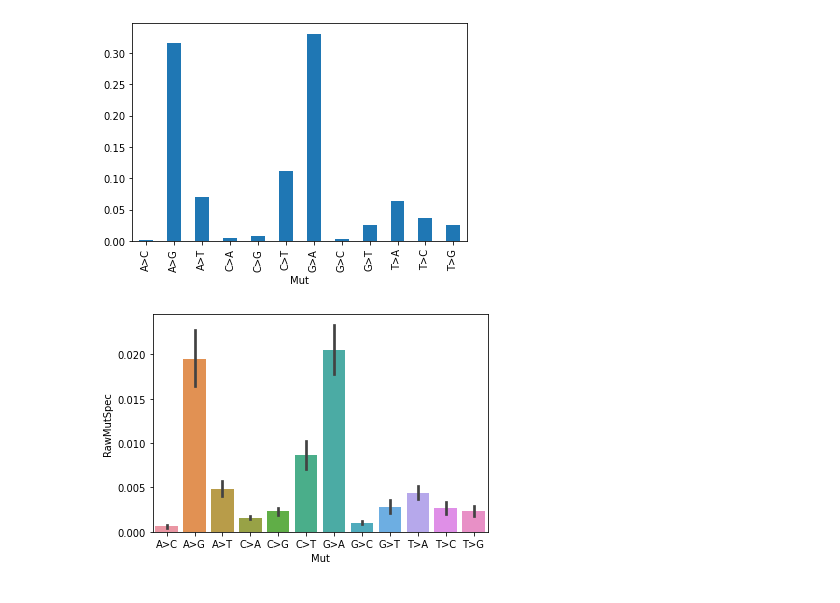
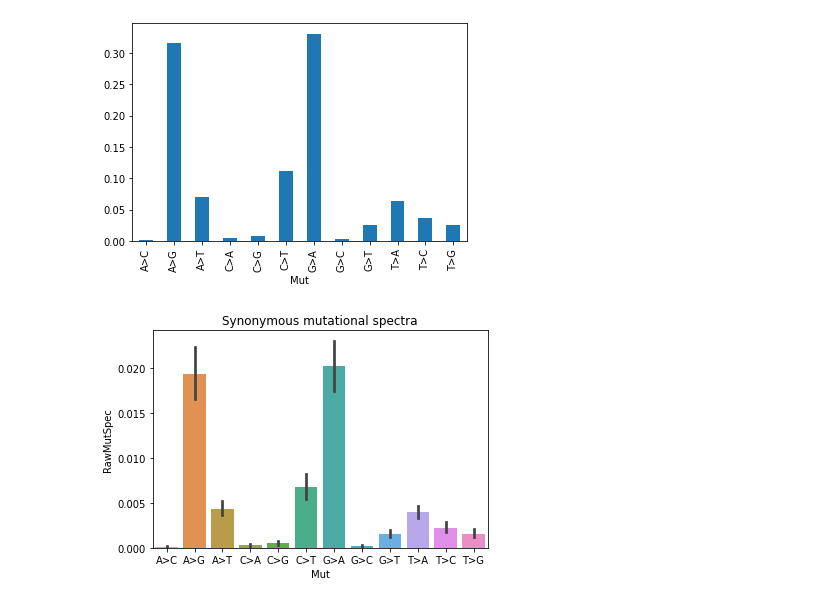
Before and after one commit to kpotoh/birds, a Jupyter notebook: nb/mut_extraction.ipynb, the cells around one changed output. Saved outputs shown, nothing was run; the diff lists cells and outputs as text; code cells hidden in the pictures.

Commit message:
error in leaves genomes parsing

```diff
--- a/nb/mut_extraction.ipynb
+++ b/nb/mut_extraction.ipynb
@@ -26,8 +35,12 @@ tree = tree = PhyloTree(path_to_tree, format=1)
 # print(tree.get_ascii())
 tree.show()
 # %%
-anc = pd.read_csv(path_to_states, "\t", comment='#',)
+anc = pd.read_csv(path_to_states, sep="\t", comment='#',)
 print(anc.shape)
-anc.head()
+
+leaves = pd.read_csv(path_to_leaves, sep="\t")
+print(leaves.shape)
+
+pd.concat([anc.head(), leaves.head()])
 # %% [output]
 (1423266, 8)
@@ -203,7 +289,18 @@ def extract_mutations(g1: Iterable, g2: Iterable, nodename1: str, nodename2: str
             }
             mutations.append(sbs)
     return mutations
+# %%
+node2genome = dict()
+gr = anc2.groupby("Node")
+for node in anc2.Node.unique():
+    node2genome[node] = gr.get_group(node).State
 # %%
+possible_sbs = {
+    'A>C', 'A>G', 'A>T',
+    'C>A', 'C>G', 'C>T',
+    'G>A', 'G>C', 'G>T',
+    'T>A', 'T>C', 'T>G'
+}
 nodes = set(anc.Node)
 discovered_nodes = set()
 Q = Queue()
@@ -228,9 +325,11 @@ while not Q.empty():
 
         # BOTTLENECK - TODO reblace by dct
         ##############################
-        parent_genome = anc2[anc2.Node == parent_node.name].State
-        child_genome = anc2[anc2.Node == cur_node.name].State
+        # parent_genome = anc2[anc2.Node == parent_node.name].State
+        # child_genome = anc2[anc2.Node == cur_node.name].State
         ###############################
+        parent_genome = node2genome[parent_node.name]
+        child_genome = node2genome[cur_node.name]
 
         _mut_lst = extract_mutations(
             parent_genome.values,
@@ -245,6 +344,12 @@ while not Q.empty():
 
         mutspec = mut[mut.Label > 0].Mut.value_counts().reset_index()
         mutspec.columns = ["Mut", "ObsFr"]
+
+        nd = []
+        for unobserved_sbs in possible_sbs.difference(mutspec.Mut.values):
+            nd.append({"Mut": unobserved_sbs, "ObsFr": 0})
+        mutspec = pd.concat([mutspec, pd.DataFrame(nd)], ignore_index=True)
+
         mutspec["RefNuc"] = mutspec.Mut.str.get(0)
         mutspec["AltNuc"] = mutspec.Mut.str.get(2)
         mutspec["Divisor"] = mutspec.RefNuc.map(nucl_freqs)
@@ -254,6 +359,7 @@ while not Q.empty():
         mutspec["AltNode"] = cur_node.name
 
         edge_mutspec.append(mutspec)
+        # break
 
 mutations = pd.concat(mutations)
 edge_mutspec = pd.concat(edge_mutspec)
@@ -299,5 +421,6 @@ common_mutspec.MutSpec.plot.bar()
 [figure]
 # %%
 sns.barplot(x="Mut", y="RawMutSpec", data=edge_mutspec, order=sorted(edge_mutspec.Mut.unique()));
+plt.title("Synonymous mutational spectra");
 # %% [output]
-[figure, old version]
+[figure, new version]
```
Also changed, not shown: parts of 14 cells of this notebook, 3 other files.
